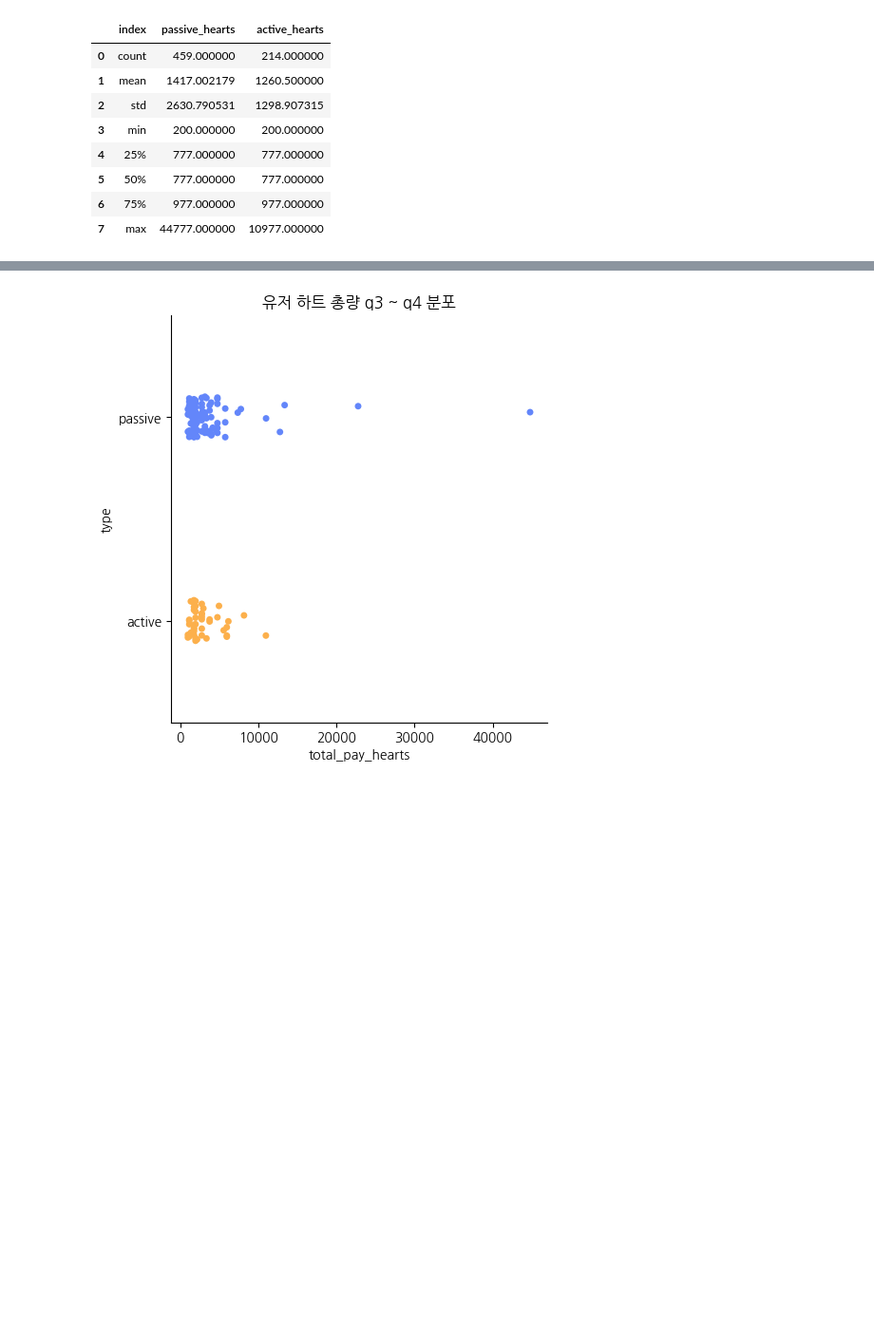
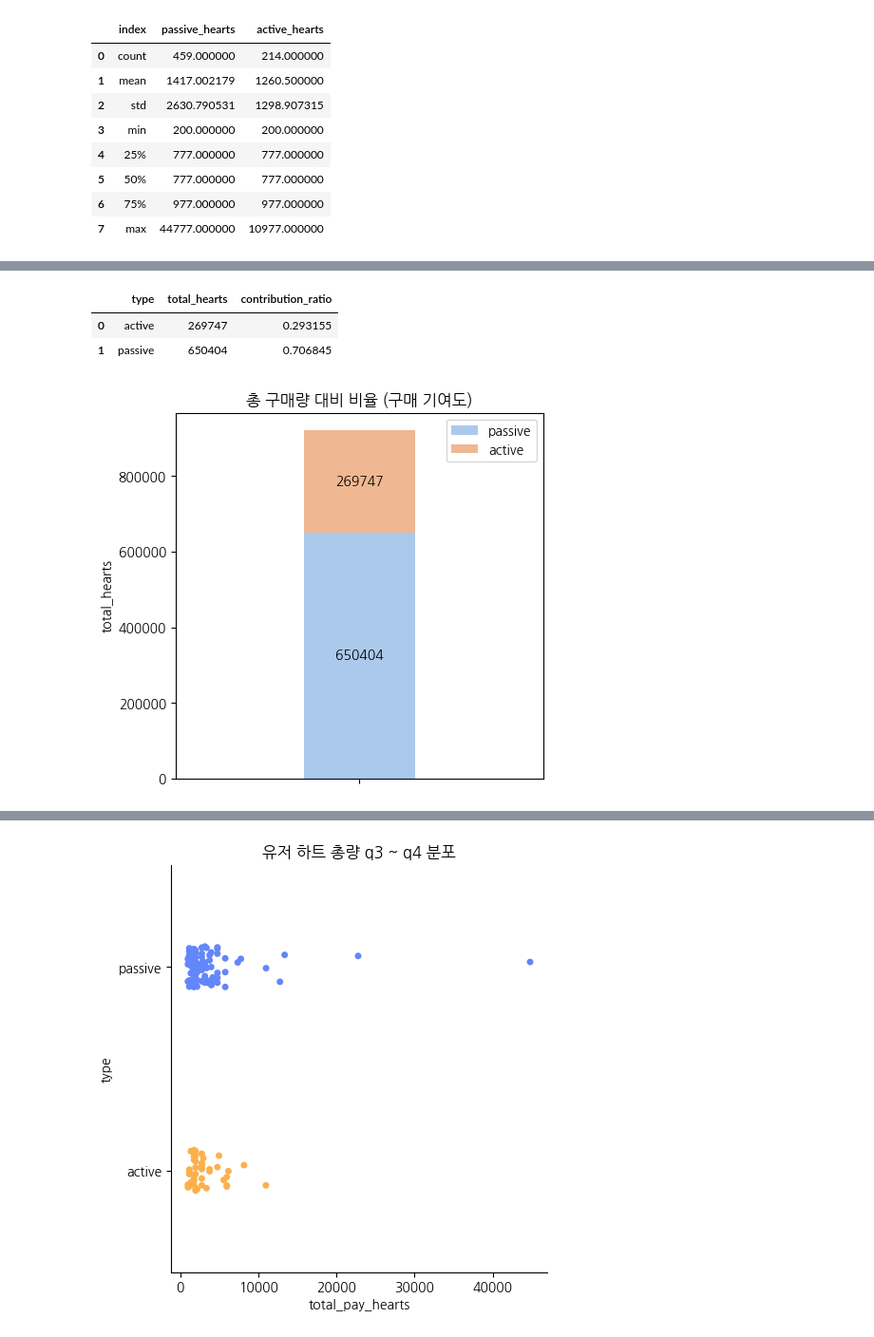
Before and after one commit to EtheriumArchive/Codeit_project, a Jupyter notebook: analysis_eunsu_v2.ipynb, the cells around one changed output, grey strips where cells are left out. Shown at 95% size. Drawn from its saved outputs; the diff is of its cells as text; code cells hidden in the pictures; blank space fills up the shorter version.

```diff
--- a/analysis_eunsu_v2.ipynb
+++ b/analysis_eunsu_v2.ipynb
@@ -634,0 +655,33 @@ plt.show()
+# %%
+passive_payment['type'] = 'passive'
+active_payment['type'] = 'active'
+
+total_payment = pd.concat([passive_payment, active_payment])
+total_sum_payment = total_payment.groupby('user_id').agg({'product_hearts': 'sum', 'type': 'min'}).reset_index()
+total_sum_payment.rename(columns={'product_hearts': 'total_hearts'}, inplace=True)
+
+total_revenue = total_sum_payment['total_hearts'].sum()
+revenue_by_type = total_sum_payment.groupby('type')['total_hearts'].sum().reset_index()
+revenue_by_type['contribution_ratio'] = revenue_by_type['total_hearts'] / total_revenue
+
+# 총 구매량 대비 비율 (구매 기여도)
+revenue_by_type
+# %% [output]
+|  | type | total_hearts | contribution_ratio |
+| 0 | active | 269747 | 0.293155 |
+| 1 | passive | 650404 | 0.706845 |
+# %%
+fig, ax = plt.subplots(figsize=(5, 5))
+sns.barplot(data=revenue_by_type[revenue_by_type['type'] == 'passive'], y="total_hearts",
+            label='passive', width=0.3)
+sns.barplot(data=revenue_by_type[revenue_by_type['type'] == 'active'], y="total_hearts",
+            bottom=revenue_by_type[revenue_by_type['type'] == 'passive']['total_hearts'],
+            label='active', width=0.3)
+
+for container in ax.containers:
+    ax.bar_label(container, label_type='center')
+
+ax.set_title('총 구매량 대비 비율 (구매 기여도)')
+plt.show()
+# %% [output]
+[figure, added]
```
Also changed, not shown: parts of 6 cells of this notebook.
